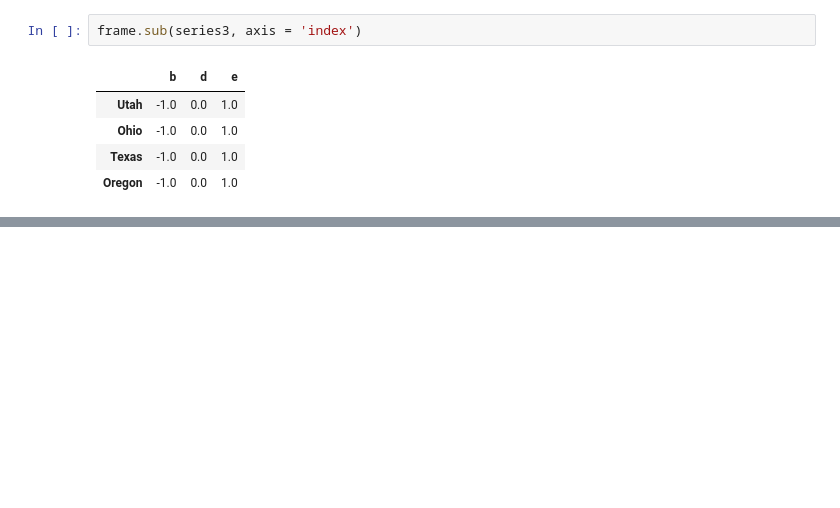
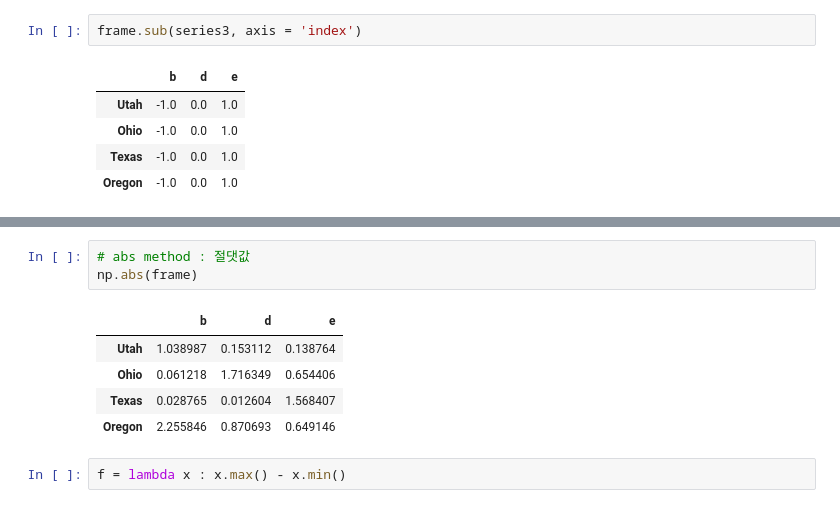
Before and after one commit to Parkseojin2001/Pandas-study, a Jupyter notebook: Pandas/Chapter5.ipynb, the cells around one changed output, grey strips where cells are left out. Drawn from its saved outputs; the diff is of its cells as text; blank space fills up the shorter version.

```diff
--- a/Pandas/Chapter5.ipynb
+++ b/Pandas/Chapter5.ipynb
@@ -1112,0 +1126,11 @@ frame.sub(series3, axis = 'index')
+# %%
+# abs method : 절댓값
+np.abs(frame)
+# %% [output]
+|  | b | d | e |
+| Utah | 1.038987 | 0.153112 | 0.138764 |
+| Ohio | 0.061218 | 1.716349 | 0.654406 |
+| Texas | 0.028765 | 0.012604 | 1.568407 |
+| Oregon | 2.255846 | 0.870693 | 0.649146 |
+# %%
+f = lambda x : x.max() - x.min()
```
Also changed, not shown: parts of 10 cells of this notebook.
